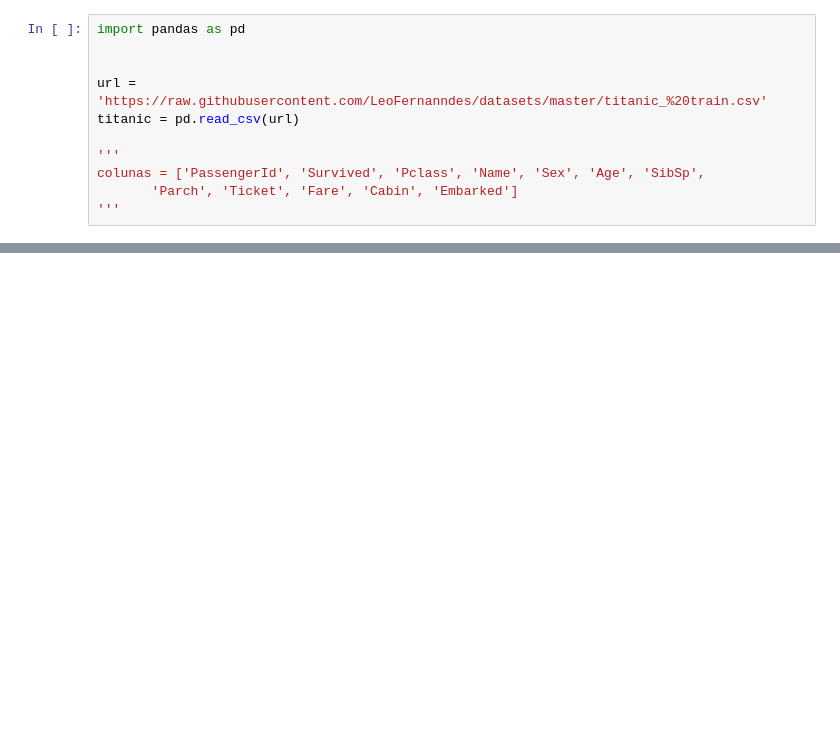
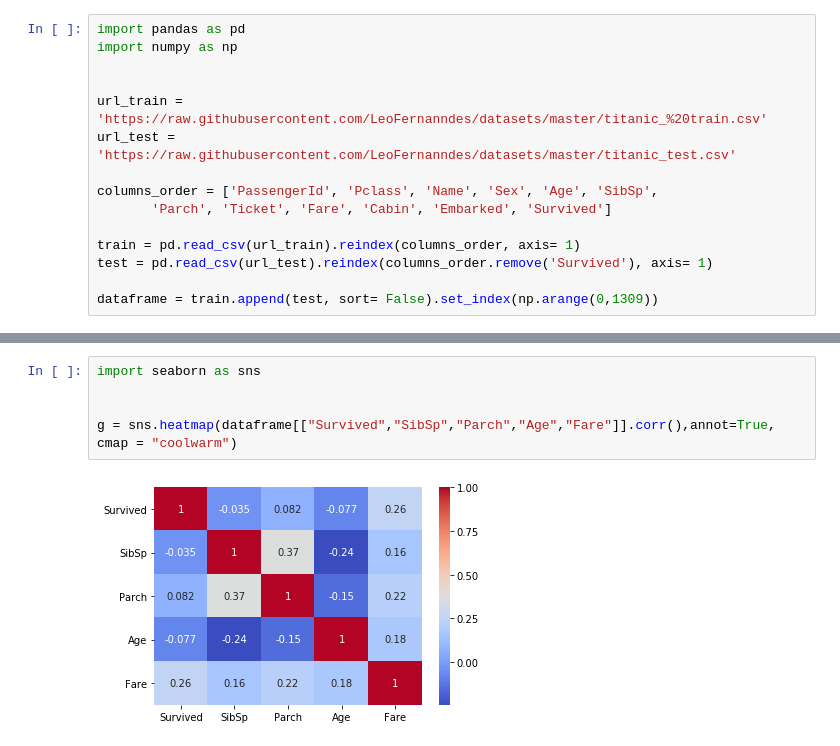
Before and after one commit to LeoFernanndes/notebooks, a Jupyter notebook: titanic_2.ipynb, the cells around one changed output, grey strips where cells are left out. Cells and saved outputs as stored; diff of their text form; blank space fills up the shorter version.

```diff
--- a/titanic_2.ipynb
+++ b/titanic_2.ipynb
@@ -6,11 +7,15 @@
 # %%
 import pandas as pd
+import numpy as np
 
 
-url = 'https://raw.githubusercontent.com/LeoFernanndes/datasets/master/titanic_%20train.csv'
-titanic = pd.read_csv(url)
+url_train = 'https://raw.githubusercontent.com/LeoFernanndes/datasets/master/titanic_%20train.csv'
+url_test = 'https://raw.githubusercontent.com/LeoFernanndes/datasets/master/titanic_test.csv'
 
-'''
-colunas = ['PassengerId', 'Survived', 'Pclass', 'Name', 'Sex', 'Age', 'SibSp',
-       'Parch', 'Ticket', 'Fare', 'Cabin', 'Embarked']
-'''
+columns_order = ['PassengerId', 'Pclass', 'Name', 'Sex', 'Age', 'SibSp',
+       'Parch', 'Ticket', 'Fare', 'Cabin', 'Embarked', 'Survived']
+
+train = pd.read_csv(url_train).reindex(columns_order, axis= 1)
+test = pd.read_csv(url_test).reindex(columns_order.remove('Survived'), axis= 1)
+
+dataframe = train.append(test, sort= False).set_index(np.arange(0,1309))
@@ -186,0 +58,7 @@ envio = pd.DataFrame({'PassengerId': df['PassengerId'], 'Survived': y_pred}).set
+# %%
+import seaborn as sns
+
+
+g = sns.heatmap(dataframe[["Survived","SibSp","Parch","Age","Fare"]].corr(),annot=True, cmap = "coolwarm")
+# %% [output]
+[figure, added]
```
Also changed, not shown: parts of 23 cells of this notebook.
